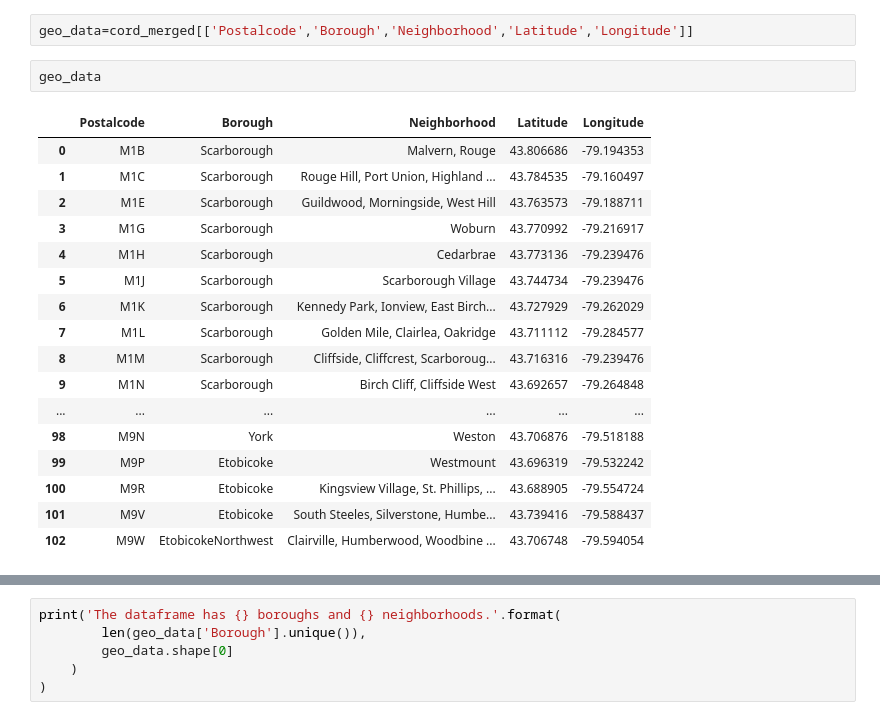
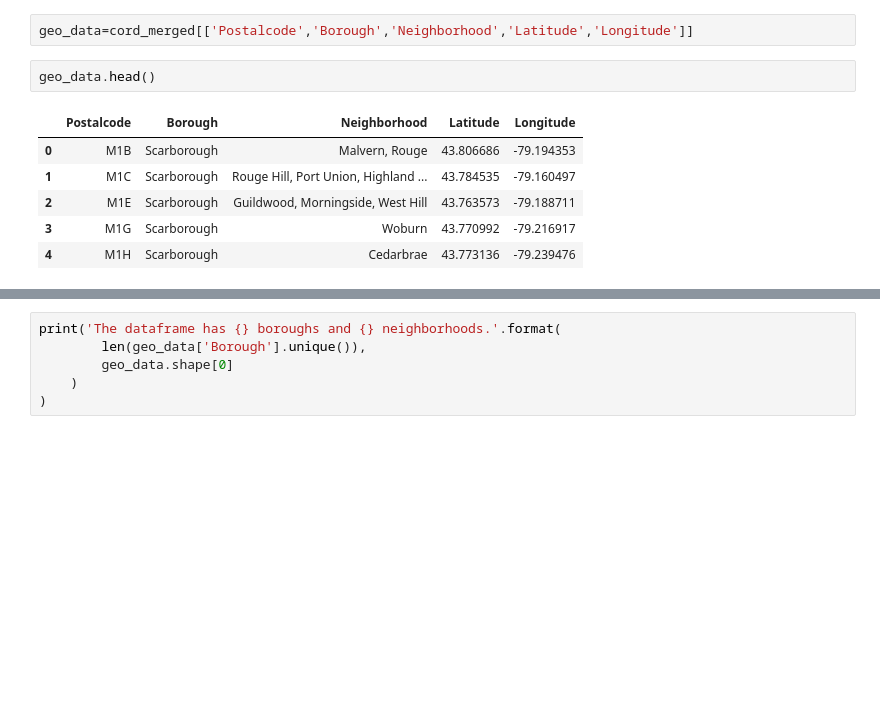
Before and after one commit to loyastyle/Coursera_Capstone, a Jupyter notebook: Segmenting and Clustering Neighborhoods in Toronto.ipynb, the cells around one changed output, grey strips where cells are left out. Drawn from its saved outputs; the diff is of its cells as text; blank space fills up the shorter version.

```diff
--- a/Segmenting and Clustering Neighborhoods in Toronto.ipynb
+++ b/Segmenting and Clustering Neighborhoods in Toronto.ipynb
@@ -205,22 +192,11 @@ cord_merged.head()
 # %%
 geo_data=cord_merged[['Postalcode','Borough','Neighborhood','Latitude','Longitude']]
 # %%
-geo_data
+geo_data.head()
 # %% [output]
 |  | Postalcode | Borough | Neighborhood | Latitude | Longitude |
 | 0 | M1B | Scarborough | Malvern, Rouge | 43.806686 | -79.194353 |
 | 1 | M1C | Scarborough | Rouge Hill, Port Union, Highland ... | 43.784535 | -79.160497 |
 | 2 | M1E | Scarborough | Guildwood, Morningside, West Hill | 43.763573 | -79.188711 |
 | 3 | M1G | Scarborough | Woburn | 43.770992 | -79.216917 |
 | 4 | M1H | Scarborough | Cedarbrae | 43.773136 | -79.239476 |
-| 5 | M1J | Scarborough | Scarborough Village | 43.744734 | -79.239476 |
-| 6 | M1K | Scarborough | Kennedy Park, Ionview, East Birch... | 43.727929 | -79.262029 |
-| 7 | M1L | Scarborough | Golden Mile, Clairlea, Oakridge | 43.711112 | -79.284577 |
-| 8 | M1M | Scarborough | Cliffside, Cliffcrest, Scarboroug... | 43.716316 | -79.239476 |
-| 9 | M1N | Scarborough | Birch Cliff, Cliffside West | 43.692657 | -79.264848 |
-| ... | ... | ... | ... | ... | ... |
-| 98 | M9N | York | Weston | 43.706876 | -79.518188 |
-| 99 | M9P | Etobicoke | Westmount | 43.696319 | -79.532242 |
-| 100 | M9R | Etobicoke | Kingsview Village, St. Phillips, ... | 43.688905 | -79.554724 |
-| 101 | M9V | Etobicoke | South Steeles, Silverstone, Humbe... | 43.739416 | -79.588437 |
-| 102 | M9W | EtobicokeNorthwest | Clairville, Humberwood, Woodbine ... | 43.706748 | -79.594054 |
```
Also changed, not shown: parts of 19 cells of this notebook.
